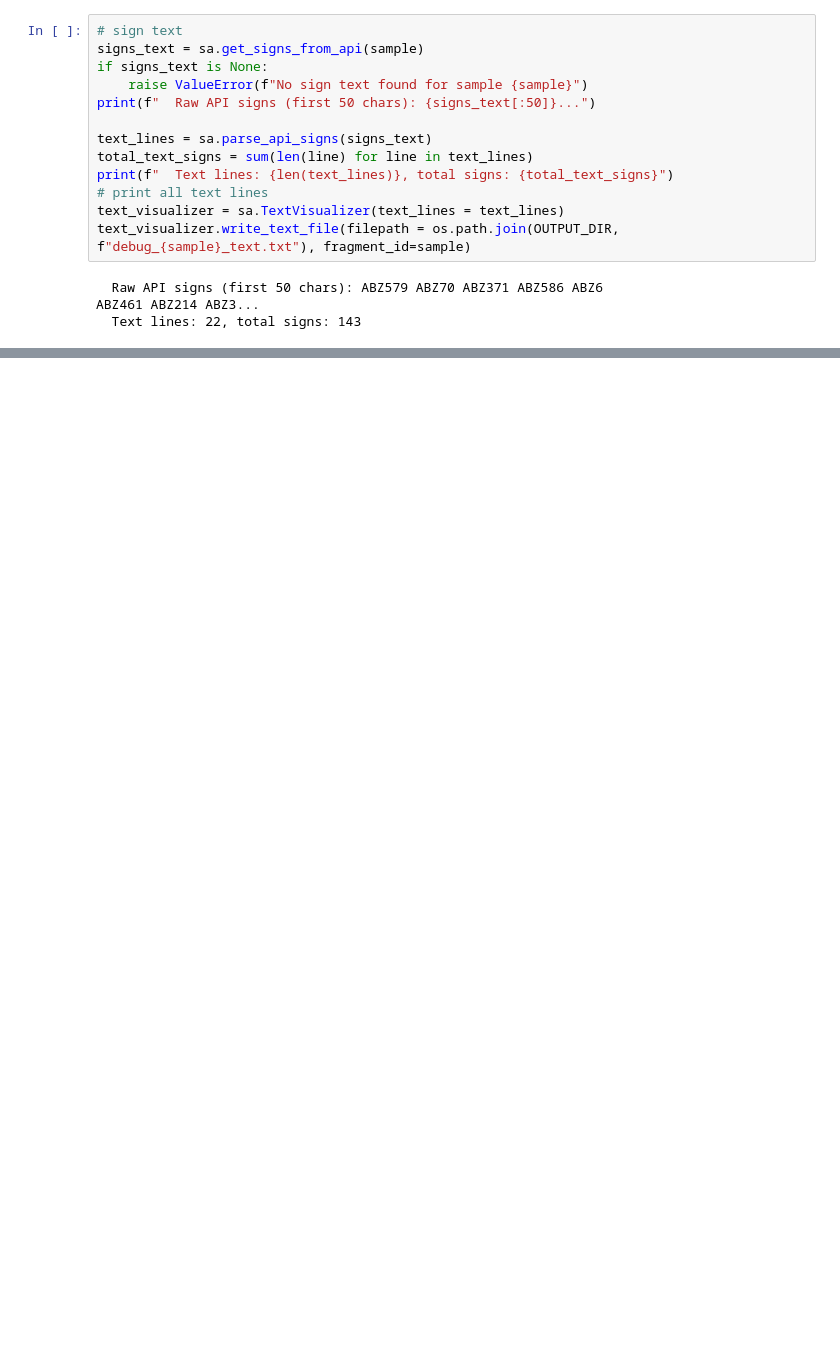
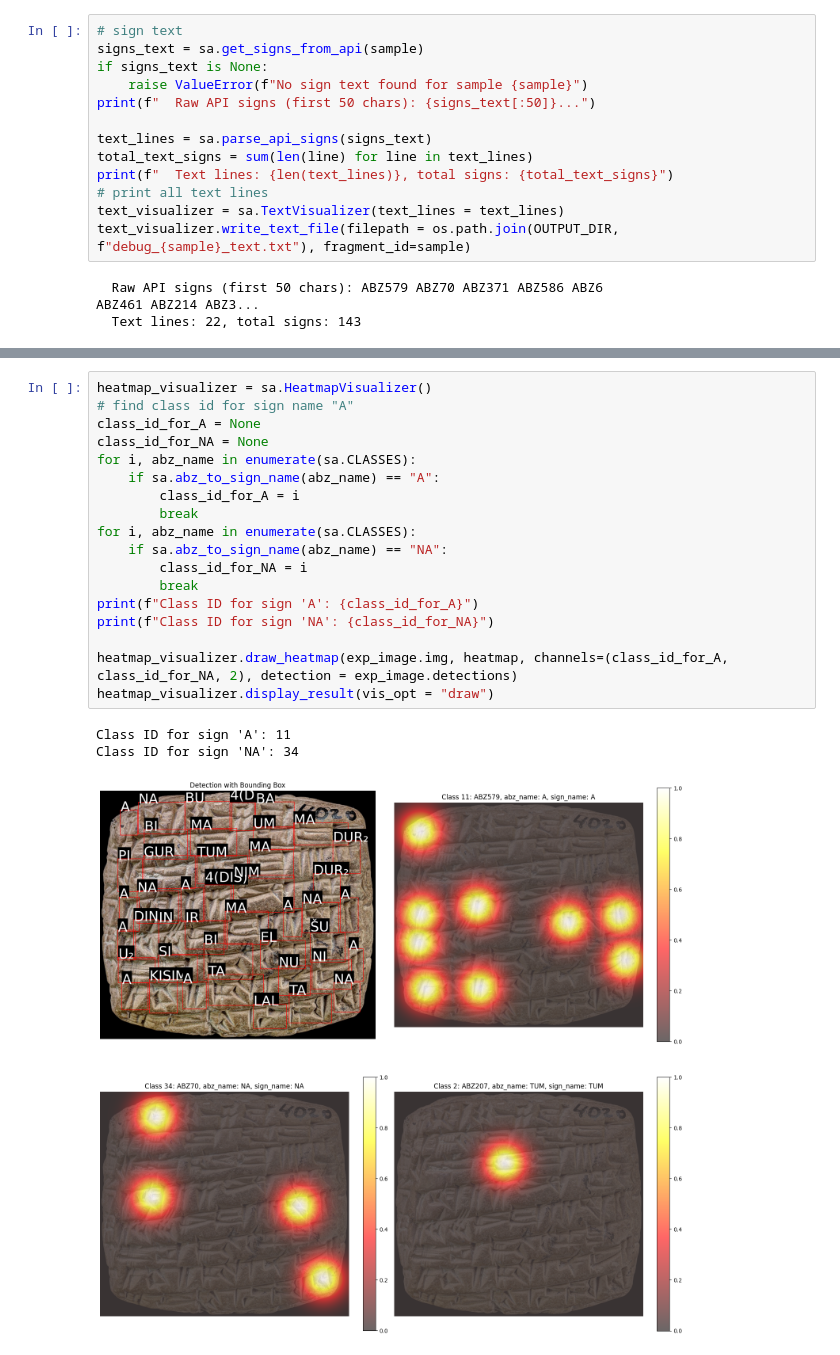
Before and after one commit to ElectronicBabylonianLiterature/cuneiform-ocr, a Jupyter notebook: signs_alignment.ipynb, the cells around one changed output, grey strips where cells are left out. Saved outputs shown, nothing was run; the diff lists cells and outputs as text; blank space fills up the shorter version.

```diff
--- a/signs_alignment.ipynb
+++ b/signs_alignment.ipynb
@@ -112,0 +143,22 @@ detections
+# %%
+heatmap_visualizer = sa.HeatmapVisualizer()
+# find class id for sign name "A"
+class_id_for_A = None
+class_id_for_NA = None
+for i, abz_name in enumerate(sa.CLASSES):
+    if sa.abz_to_sign_name(abz_name) == "A":
+        class_id_for_A = i
+        break
+for i, abz_name in enumerate(sa.CLASSES):
+    if sa.abz_to_sign_name(abz_name) == "NA":
+        class_id_for_NA = i
+        break
+print(f"Class ID for sign 'A': {class_id_for_A}")
+print(f"Class ID for sign 'NA': {class_id_for_NA}")
+
+heatmap_visualizer.draw_heatmap(exp_image.img, heatmap, channels=(class_id_for_A, class_id_for_NA, 2), detection = exp_image.detections)
+heatmap_visualizer.display_result(vis_opt = "draw")
+# %% [output]
+Class ID for sign 'A': 11
+Class ID for sign 'NA': 34
+[figure, added]
```
Also changed, not shown: parts of 4 cells of this notebook, 1 other file.
